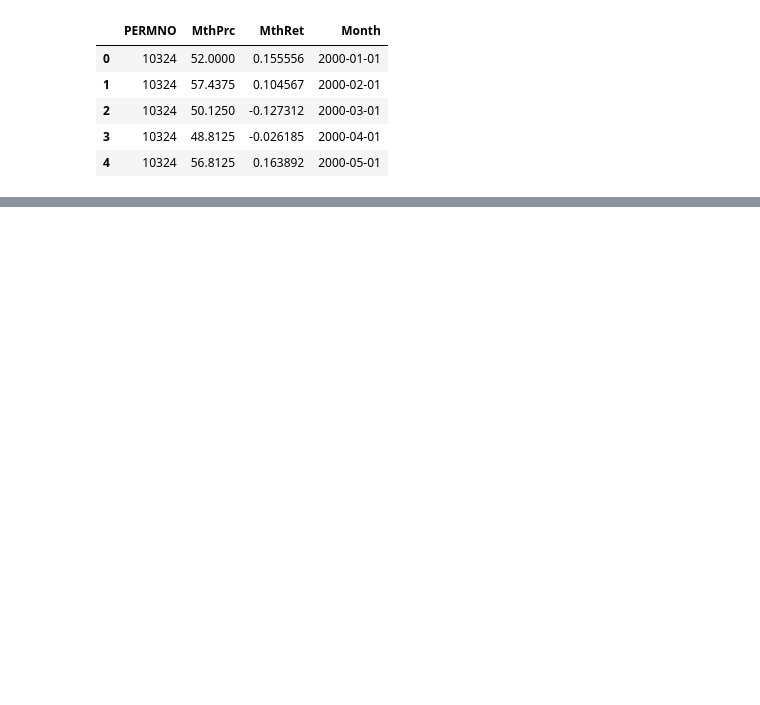
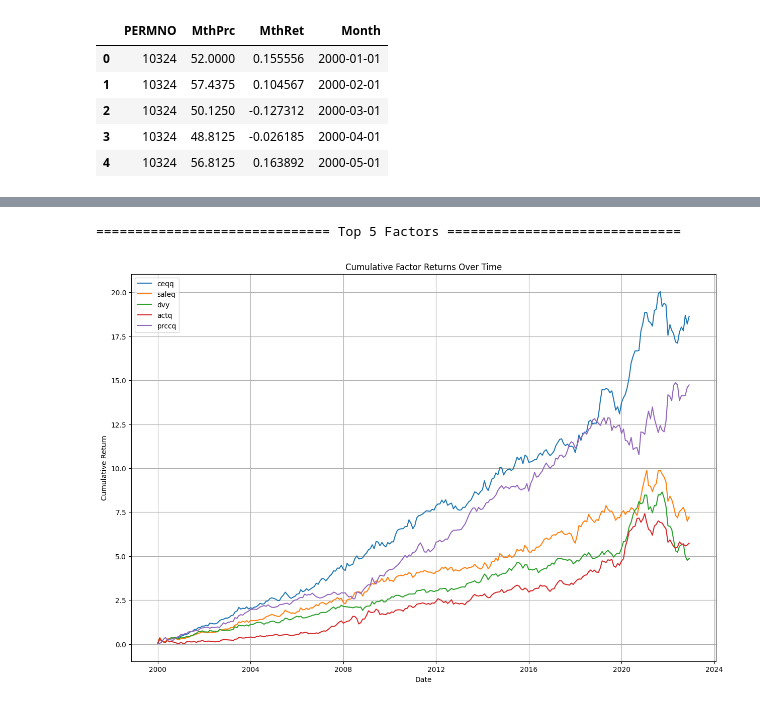
Before and after one commit to yeyechen/HKU-MFIN7034-ML, a Jupyter notebook: coursework_2.ipynb, the cells around one changed output, grey strips where cells are left out. Saved outputs shown, nothing was run; the diff lists cells and outputs as text; code cells hidden in the pictures; blank space fills up the shorter version.

```diff
--- a/coursework_2.ipynb
+++ b/coursework_2.ipynb
@@ -403,0 +415,27 @@ plt.show()
+# %%
+top_factor_lst = [
+    'ceqq',
+    'saleq',
+    'dvy',
+    'actq',
+    'prccq',
+]
+
+plt.figure(figsize=(15, 10))
+
+for factor in tqdm(top_factor_lst):
+    factor_return_df = calculate_factor_returns(merged_df, factor)
+    factor_return_df['Cumulative_Return'] = (1 + factor_return_df[f'{factor}_Return']).cumprod() - 1
+    plt.plot(factor_return_df['Date'], factor_return_df['Cumulative_Return'], label=f'{factor}')
+
+print('='*30 + ' Top 5 Factors ' + '='*30)
+
+plt.xlabel('Date')
+plt.ylabel('Cumulative Return')
+plt.title('Cumulative Factor Returns Over Time')
+plt.legend()
+plt.grid(True)
+plt.show()
+# %% [output]
+============================== Top 5 Factors ==============================
+[figure, added]
```
Also changed, not shown: parts of 11 cells of this notebook.
